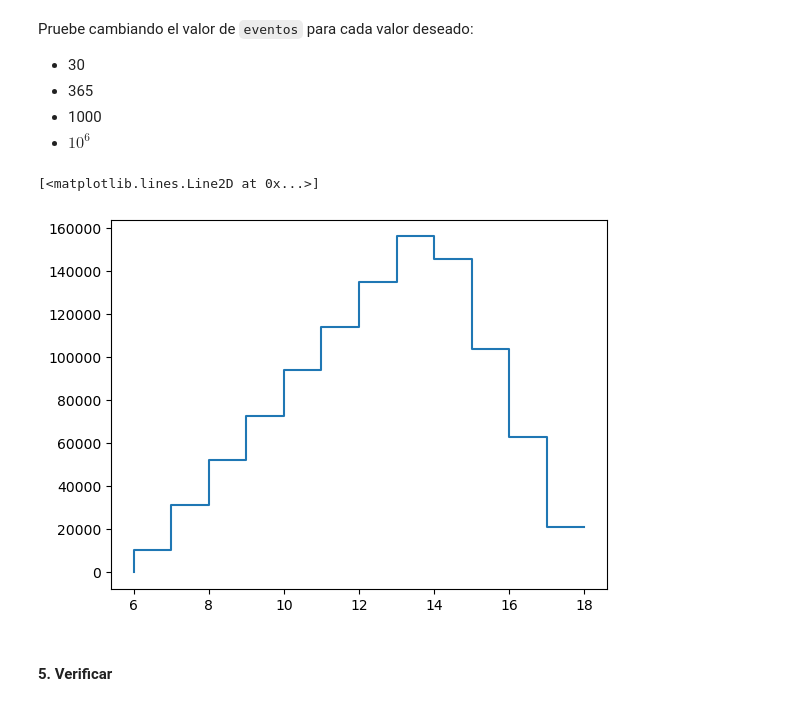
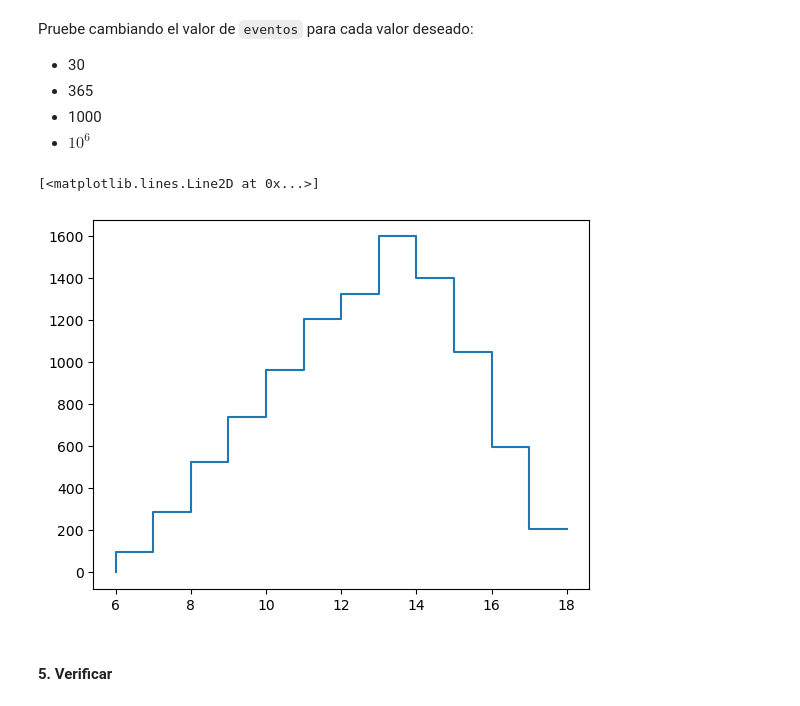
Before and after one commit to PinzonHarker/2024-II_InstrumentacionNuclear, a Jupyter notebook: 1-1_Taller_Simulacion.ipynb, the cells around one changed output. Cells and saved outputs as stored; diff of their text form; code cells hidden in the pictures.

```diff
--- a/1-1_Taller_Simulacion.ipynb
+++ b/1-1_Taller_Simulacion.ipynb
@@ -169,17 +185,17 @@ Pruebe cambiando el valor de `eventos` para cada valor deseado:
 - 1000
 - $10^6$
 # %%
-eventos = 1e6
+eventos = 10000
 
 eventos = int(eventos)
 
 x_vals = pl.horas
 
 # experimental
 plt.plot(pl.horas, experimento(pl, eventos), ds="steps")
 # %% [output]
 [<matplotlib.lines.Line2D at 0x...>]
-[figure, old version]
+[figure, new version]
 # %% [markdown]
 #### 5. Verificar
 # %% [markdown]
```
Also changed, not shown: parts of 8 cells of this notebook.
